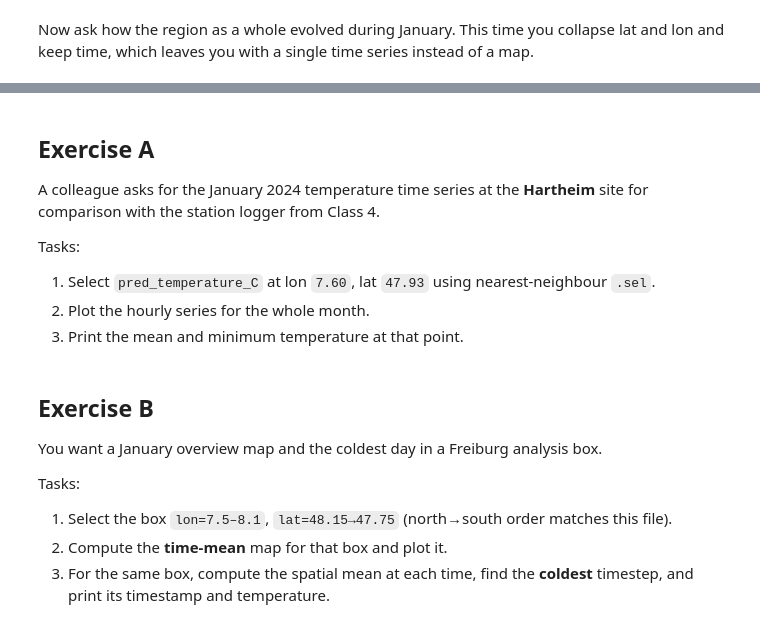
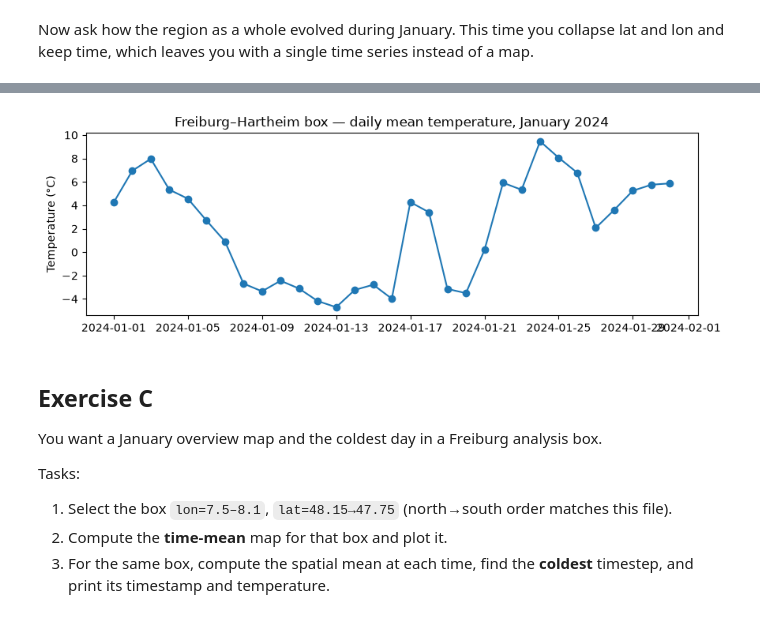
Before and after one commit to future-forests/coding-course, a Jupyter notebook: solution/05-geospatial-data.ipynb, the cells around one changed output, grey strips where cells are left out. Drawn from its saved outputs; the diff is of its cells as text; code cells hidden in the pictures.

```diff
--- a/solution/05-geospatial-data.ipynb
+++ b/solution/05-geospatial-data.ipynb
@@ -228,9 +244,11 @@ plt.show()
 # %%
-# Daily means
+# Daily means: spatial mean over the box, then change time resolution
+BoxSeries = FreiburgBox.mean(dim=("lat", "lon"))
 Daily = BoxSeries.resample(time="1D").mean()
 
-plt.figure(figsize=(10, 3))
 plt.plot(Daily.time, Daily, marker="o")
 plt.ylabel("Temperature (°C)")
 plt.title("Freiburg–Hartheim box — daily mean temperature, January 2024")
 plt.show()
+# %% [output]
+[figure, added]
@@ -241,9 +254,0 @@ print(Yearly)
-# %% [markdown]
-## Exercise A
-
-A colleague asks for the January 2024 temperature time series at the **Hartheim** site for comparison with the station logger from Class 4.
-
-Tasks:
-1. Select `pred_temperature_C` at lon `7.60`, lat `47.93` using nearest-neighbour `.sel`.
-2. Plot the hourly series for the whole month.
-3. Print the mean and minimum temperature at that point.
@@ -265,5 +255,5 @@ print(f"Min:  {float(HartheimTs.min()):.2f} °C")
 # %% [markdown]
-## Exercise B
+## Exercise C
 
 You want a January overview map and the coldest day in a Freiburg analysis box.
 
```
Also changed, not shown: parts of 33 cells of this notebook, 1 other file.
